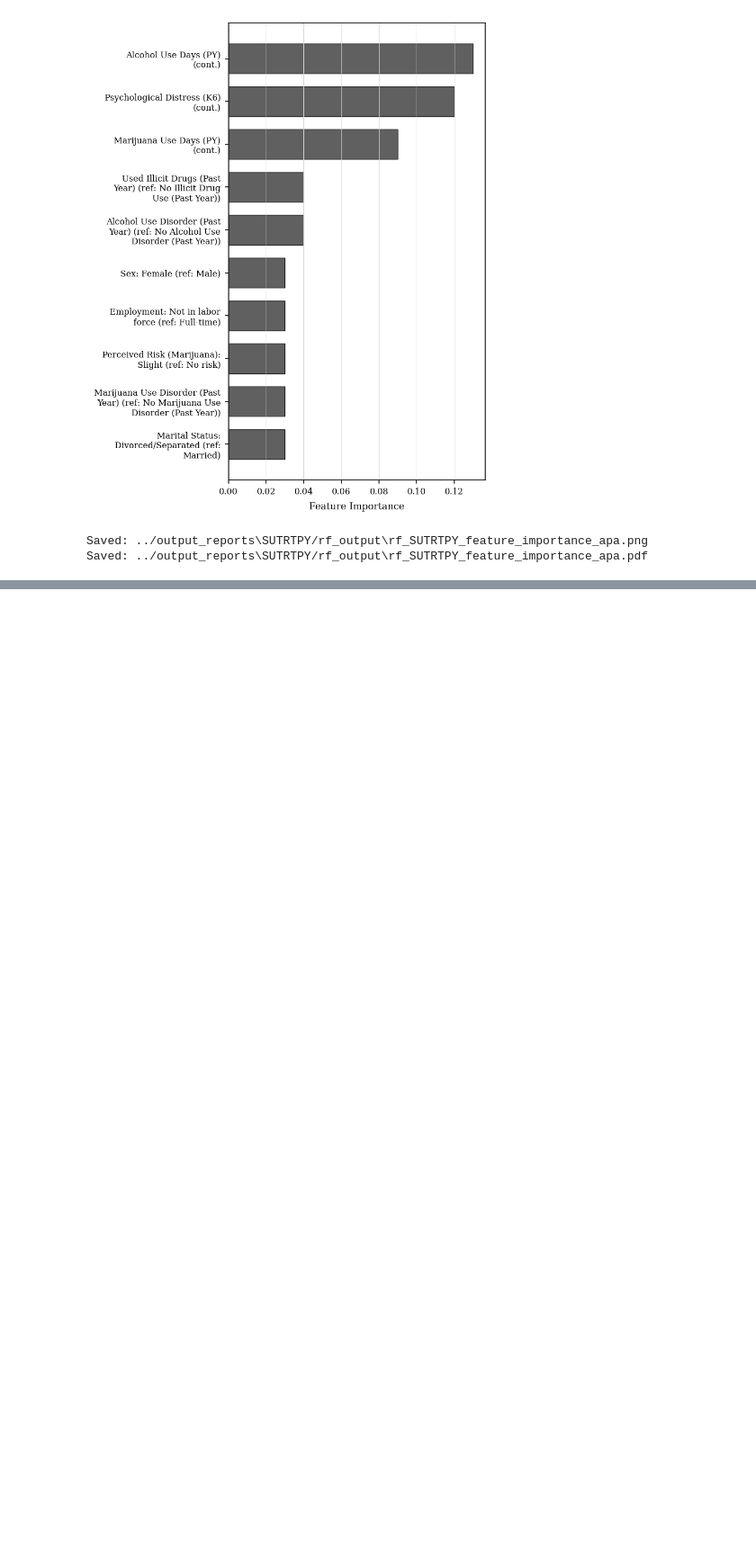
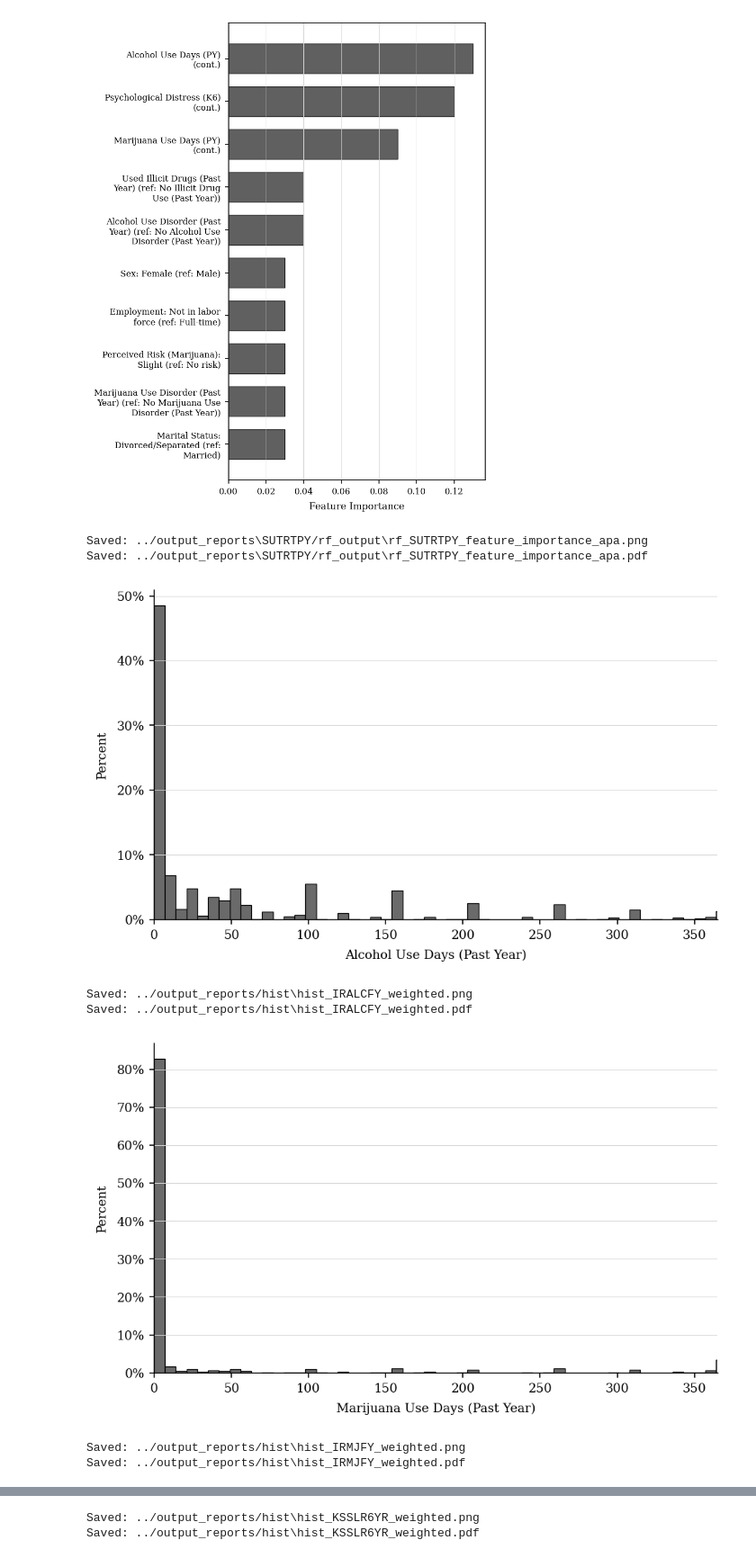
Before and after one commit to bachnguyen234/da401-final-project-bach-nguyen, a Jupyter notebook: code/da401_new_age_graphs.ipynb, the cells around one changed output, grey strips where cells are left out. Shown at 90% size. Drawn from its saved outputs; the diff is of its cells as text; code cells hidden in the pictures; blank space fills up the shorter version.

```diff
--- a/code/da401_new_age_graphs.ipynb
+++ b/code/da401_new_age_graphs.ipynb
@@ -788,0 +868,42 @@ Saved: ../output_reports\SUTRTPY/rf_output\rf_SUTRTPY_feature_importance_apa.pdf
+# %%
+# Alcohol use days (past year)
+plot_apa_hist(
+    data=df,
+    col="IRALCFY",
+    weights=df["ANALWT2_C"],
+    outdir="../output_reports/hist",
+    x_label="Alcohol Use Days (Past Year)",
+    binwidth=7,
+    xlim=(0, 365),
+    file_tag="weighted"
+)
+
+# Marijuana use days (past year)
+plot_apa_hist(
+    data=df,
+    col="IRMJFY",
+    weights=df["ANALWT2_C"],
+    outdir="../output_reports/hist",
+    x_label="Marijuana Use Days (Past Year)",
+    binwidth=7,
+    xlim=(0, 365),
+    file_tag="weighted"
+)
+
+plot_apa_hist(
+    data=df,
+    col="KSSLR6YR",
+    weights=df["ANALWT2_C"],
+    outdir="../output_reports/hist",
+    x_label="Kessler 6 Score (Past Year)",
+    binwidth=7,
+    xlim=(0, 24),
+    file_tag="weighted"
+)
+# %% [output]
+[figure, added]
+Saved: ../output_reports/hist\hist_IRALCFY_weighted.png
+Saved: ../output_reports/hist\hist_IRALCFY_weighted.pdf
+[figure, added]
+Saved: ../output_reports/hist\hist_IRMJFY_weighted.png
+Saved: ../output_reports/hist\hist_IRMJFY_weighted.pdf
@@ -788,0 +911,2 @@ Saved: ../output_reports\SUTRTPY/rf_output\rf_SUTRTPY_feature_importance_apa.pdf
+Saved: ../output_reports/hist\hist_KSSLR6YR_weighted.png
+Saved: ../output_reports/hist\hist_KSSLR6YR_weighted.pdf
```
Also changed, not shown: parts of 2 cells of this notebook.
